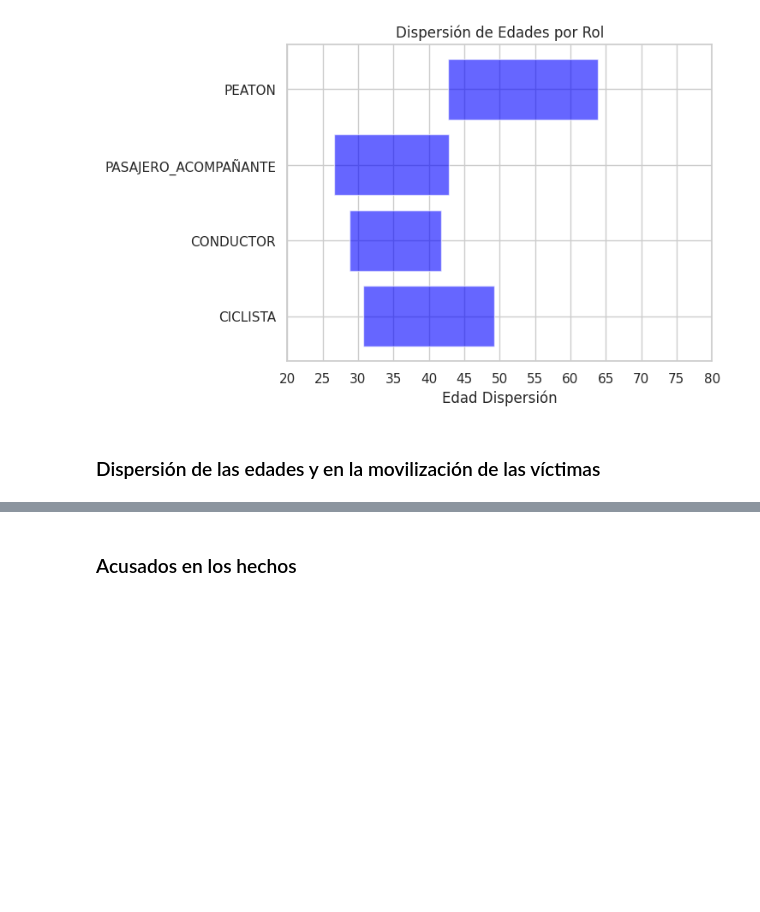
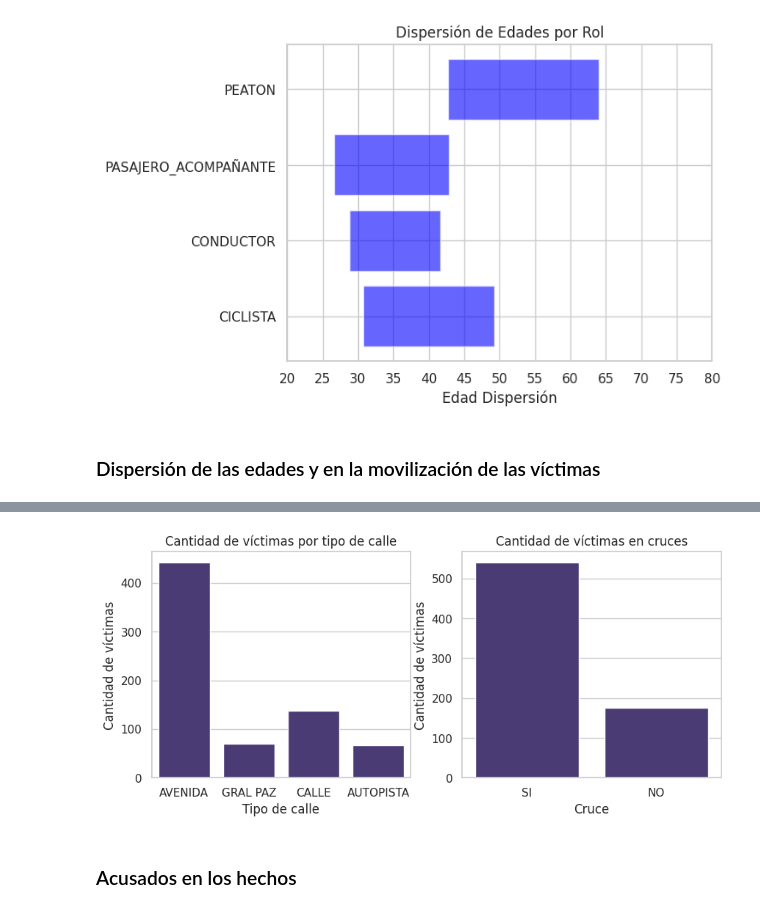
Before and after one commit to orestes-victor/HENRY_Proyecto_Individual_2__Data_Analytics_Orestes_Victor, a Jupyter notebook: Notebooks/02_EDA.ipynb, the cells around one changed output, grey strips where cells are left out. Saved outputs shown, nothing was run; the diff lists cells and outputs as text; code cells hidden in the pictures; blank space fills up the shorter version.

```diff
--- a/Notebooks/02_EDA.ipynb
+++ b/Notebooks/02_EDA.ipynb
@@ -769,2 +841,26 @@ plt.show()
+# %%
+# Prepara la figura y los ejes para dos subgráficos, con un tamaño total de 10x4 pulgadas.
+fig, axes = plt.subplots(1, 2, figsize=(10, 4))
+
+# Crea el primer gráfico de barras en el primer eje (axes[0]), mostrando la cantidad de víctimas por tipo de calle.
+# Se especifica el DataFrame `df`, la columna 'Tipo de calle' como variable en el eje x, y se asigna este gráfico al primer eje.
+sns.countplot(data=df_homicidios, x='Tipo de calle', ax=axes[0])
+
+# Configura el título y la etiqueta del eje y para el primer gráfico, mejorando la claridad y la interpretación del gráfico.
+axes[0].set_title('Cantidad de víctimas por tipo de calle')
+axes[0].set_ylabel('Cantidad de víctimas')
+
+# Crea el segundo gráfico de barras en el segundo eje (axes[1]), mostrando la cantidad de víctimas en cruces.
+# Al igual que el primer gráfico, se asigna a la variable 'Cruce' en el eje x y se visualiza en el segundo eje.
+sns.countplot(data=df_homicidios, x='Cruce', ax=axes[1])
+
+# Configura el título y la etiqueta del eje y para el segundo gráfico, siguiendo el mismo propósito de claridad y facilitación de interpretación.
+axes[1].set_title('Cantidad de víctimas en cruces')
+axes[1].set_ylabel('Cantidad de víctimas')
+
+# Muestra los gráficos configurados, permitiendo la visualización de los datos analizados.
+plt.show()
+# %% [output]
+[figure, added]
 # %% [markdown]
 ### Acusados en los hechos
```
Also changed, not shown: parts of 62 cells of this notebook.
